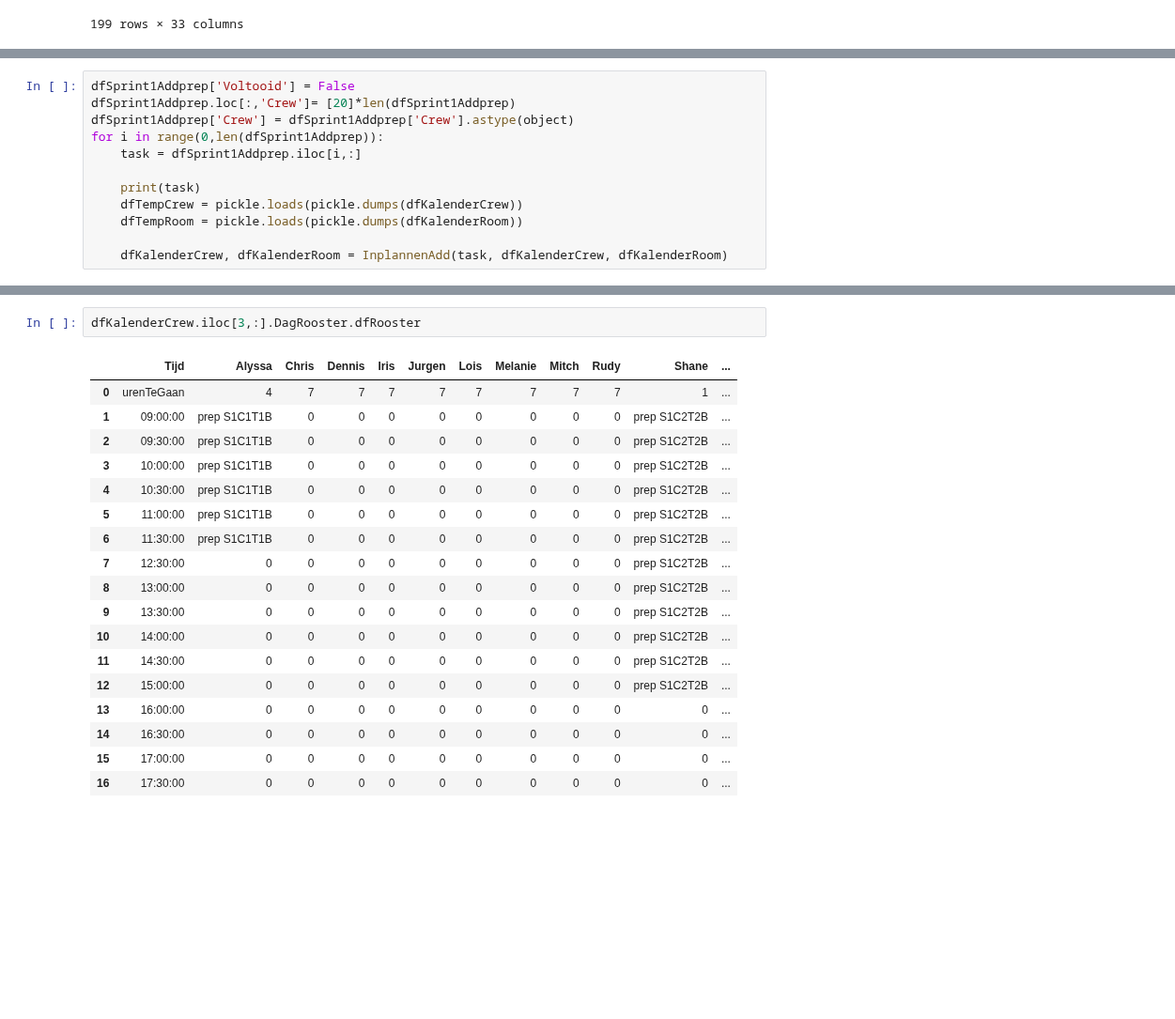
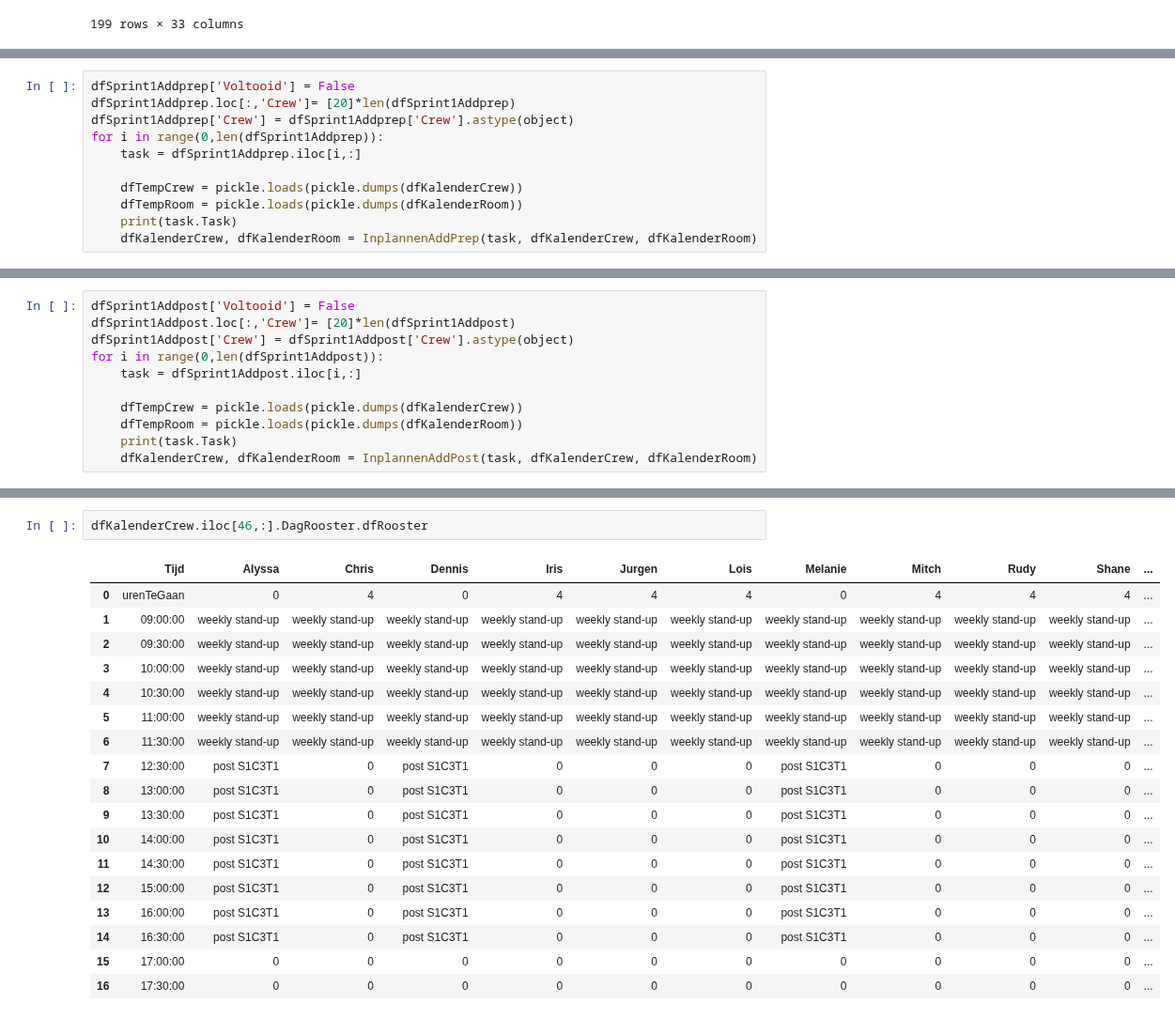
Before and after one commit to Robbertvld/Modelleren, a Jupyter notebook: Verslag.ipynb, the cells around one changed output, grey strips where cells are left out. Shown at 94% size. Saved outputs shown, nothing was run; the diff lists cells and outputs as text; blank space fills up the shorter version.

Commit message:
fout zit nog in de post

```diff
--- a/Verslag.ipynb
+++ b/Verslag.ipynb
@@ -950,0 +1129,11 @@ dfSprint1Addprep
+# %%
+dfSprint1Addprep['Voltooid'] = False
+dfSprint1Addprep.loc[:,'Crew']= [20]*len(dfSprint1Addprep)
+dfSprint1Addprep['Crew'] = dfSprint1Addprep['Crew'].astype(object)
+for i in range(0,len(dfSprint1Addprep)):
+    task = dfSprint1Addprep.iloc[i,:]
+
+    dfTempCrew = pickle.loads(pickle.dumps(dfKalenderCrew))
+    dfTempRoom = pickle.loads(pickle.dumps(dfKalenderRoom))
+    print(task.Task)
+    dfKalenderCrew, dfKalenderRoom = InplannenAddPrep(task, dfKalenderCrew, dfKalenderRoom)
@@ -950,0 +1227,11 @@ dfSprint1Addprep
+# %%
+dfSprint1Addpost['Voltooid'] = False
+dfSprint1Addpost.loc[:,'Crew']= [20]*len(dfSprint1Addpost)
+dfSprint1Addpost['Crew'] = dfSprint1Addpost['Crew'].astype(object)
+for i in range(0,len(dfSprint1Addpost)):
+    task = dfSprint1Addpost.iloc[i,:]
+
+    dfTempCrew = pickle.loads(pickle.dumps(dfKalenderCrew))
+    dfTempRoom = pickle.loads(pickle.dumps(dfKalenderRoom))
+    print(task.Task)
+    dfKalenderCrew, dfKalenderRoom = InplannenAddPost(task, dfKalenderCrew, dfKalenderRoom)
@@ -1075,12 +1330,0 @@ def InplannenAdd(taskdf, dfKalenderCrew, dfKalenderRoom, prep = True):
-# %%
-dfSprint1Addprep['Voltooid'] = False
-dfSprint1Addprep.loc[:,'Crew']= [20]*len(dfSprint1Addprep)
-dfSprint1Addprep['Crew'] = dfSprint1Addprep['Crew'].astype(object)
-for i in range(0,len(dfSprint1Addprep)):
-    task = dfSprint1Addprep.iloc[i,:]
-
-    print(task)
-    dfTempCrew = pickle.loads(pickle.dumps(dfKalenderCrew))
-    dfTempRoom = pickle.loads(pickle.dumps(dfKalenderRoom))
-
-    dfKalenderCrew, dfKalenderRoom = InplannenAdd(task, dfKalenderCrew, dfKalenderRoom)
@@ -1126,21 +1331,21 @@ nu 1
 # %%
-dfKalenderCrew.iloc[3,:].DagRooster.dfRooster
+dfKalenderCrew.iloc[46,:].DagRooster.dfRooster
 # %% [output]
 |  | Tijd | Alyssa | Chris | Dennis | Iris | Jurgen | Lois | Melanie | Mitch | Rudy | Shane | ... |
-| 0 | urenTeGaan | 4 | 7 | 7 | 7 | 7 | 7 | 7 | 7 | 7 | 1 | ... |
-| 1 | 09:00:00 | prep S1C1T1B | 0 | 0 | 0 | 0 | 0 | 0 | 0 | 0 | prep S1C2T2B | ... |
-| 2 | 09:30:00 | prep S1C1T1B | 0 | 0 | 0 | 0 | 0 | 0 | 0 | 0 | prep S1C2T2B | ... |
-| 3 | 10:00:00 | prep S1C1T1B | 0 | 0 | 0 | 0 | 0 | 0 | 0 | 0 | prep S1C2T2B | ... |
-| 4 | 10:30:00 | prep S1C1T1B | 0 | 0 | 0 | 0 | 0 | 0 | 0 | 0 | prep S1C2T2B | ... |
-| 5 | 11:00:00 | prep S1C1T1B | 0 | 0 | 0 | 0 | 0 | 0 | 0 | 0 | prep S1C2T2B | ... |
-| 6 | 11:30:00 | prep S1C1T1B | 0 | 0 | 0 | 0 | 0 | 0 | 0 | 0 | prep S1C2T2B | ... |
-| 7 | 12:30:00 | 0 | 0 | 0 | 0 | 0 | 0 | 0 | 0 | 0 | prep S1C2T2B | ... |
-| 8 | 13:00:00 | 0 | 0 | 0 | 0 | 0 | 0 | 0 | 0 | 0 | prep S1C2T2B | ... |
-| 9 | 13:30:00 | 0 | 0 | 0 | 0 | 0 | 0 | 0 | 0 | 0 | prep S1C2T2B | ... |
-| 10 | 14:00:00 | 0 | 0 | 0 | 0 | 0 | 0 | 0 | 0 | 0 | prep S1C2T2B | ... |
-| 11 | 14:30:00 | 0 | 0 | 0 | 0 | 0 | 0 | 0 | 0 | 0 | prep S1C2T2B | ... |
-| 12 | 15:00:00 | 0 | 0 | 0 | 0 | 0 | 0 | 0 | 0 | 0 | prep S1C2T2B | ... |
-| 13 | 16:00:00 | 0 | 0 | 0 | 0 | 0 | 0 | 0 | 0 | 0 | 0 | ... |
-| 14 | 16:30:00 | 0 | 0 | 0 | 0 | 0 | 0 | 0 | 0 | 0 | 0 | ... |
+| 0 | urenTeGaan | 0 | 4 | 0 | 4 | 4 | 4 | 0 | 4 | 4 | 4 | ... |
+| 1 | 09:00:00 | weekly stand-up | weekly stand-up | weekly stand-up | weekly stand-up | weekly stand-up | weekly stand-up | weekly stand-up | weekly stand-up | weekly stand-up | weekly stand-up | ... |
+| 2 | 09:30:00 | weekly stand-up | weekly stand-up | weekly stand-up | weekly stand-up | weekly stand-up | weekly stand-up | weekly stand-up | weekly stand-up | weekly stand-up | weekly stand-up | ... |
+| 3 | 10:00:00 | weekly stand-up | weekly stand-up | weekly stand-up | weekly stand-up | weekly stand-up | weekly stand-up | weekly stand-up | weekly stand-up | weekly stand-up | weekly stand-up | ... |
+| 4 | 10:30:00 | weekly stand-up | weekly stand-up | weekly stand-up | weekly stand-up | weekly stand-up | weekly stand-up | weekly stand-up | weekly stand-up | weekly stand-up | weekly stand-up | ... |
+| 5 | 11:00:00 | weekly stand-up | weekly stand-up | weekly stand-up | weekly stand-up | weekly stand-up | weekly stand-up | weekly stand-up | weekly stand-up | weekly stand-up | weekly stand-up | ... |
+| 6 | 11:30:00 | weekly stand-up | weekly stand-up | weekly stand-up | weekly stand-up | weekly stand-up | weekly stand-up | weekly stand-up | weekly stand-up | weekly stand-up | weekly stand-up | ... |
+| 7 | 12:30:00 | post S1C3T1 | 0 | post S1C3T1 | 0 | 0 | 0 | post S1C3T1 | 0 | 0 | 0 | ... |
+| 8 | 13:00:00 | post S1C3T1 | 0 | post S1C3T1 | 0 | 0 | 0 | post S1C3T1 | 0 | 0 | 0 | ... |
+| 9 | 13:30:00 | post S1C3T1 | 0 | post S1C3T1 | 0 | 0 | 0 | post S1C3T1 | 0 | 0 | 0 | ... |
+| 10 | 14:00:00 | post S1C3T1 | 0 | post S1C3T1 | 0 | 0 | 0 | post S1C3T1 | 0 | 0 | 0 | ... |
+| 11 | 14:30:00 | post S1C3T1 | 0 | post S1C3T1 | 0 | 0 | 0 | post S1C3T1 | 0 | 0 | 0 | ... |
+| 12 | 15:00:00 | post S1C3T1 | 0 | post S1C3T1 | 0 | 0 | 0 | post S1C3T1 | 0 | 0 | 0 | ... |
+| 13 | 16:00:00 | post S1C3T1 | 0 | post S1C3T1 | 0 | 0 | 0 | post S1C3T1 | 0 | 0 | 0 | ... |
+| 14 | 16:30:00 | post S1C3T1 | 0 | post S1C3T1 | 0 | 0 | 0 | post S1C3T1 | 0 | 0 | 0 | ... |
 | 15 | 17:00:00 | 0 | 0 | 0 | 0 | 0 | 0 | 0 | 0 | 0 | 0 | ... |
 | 16 | 17:30:00 | 0 | 0 | 0 | 0 | 0 | 0 | 0 | 0 | 0 | 0 | ... |
```
Also changed, not shown: parts of 15 cells of this notebook.
